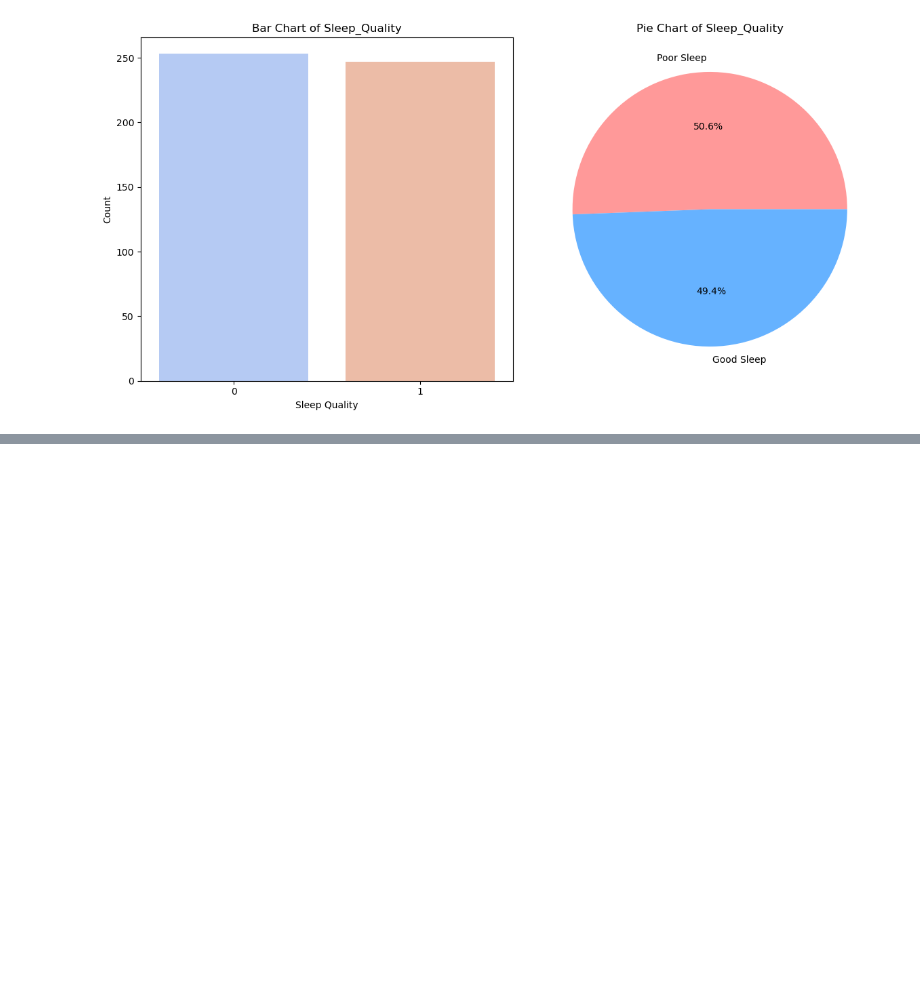
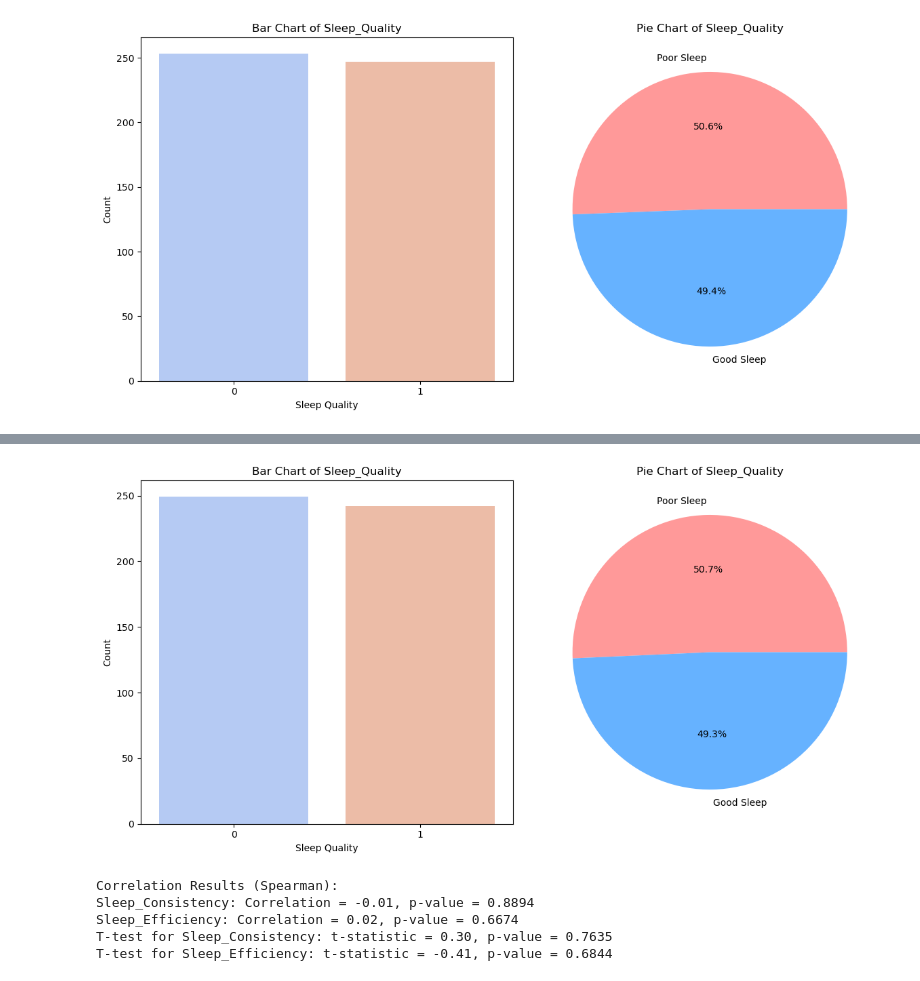
Before and after one commit to ShemaiahYaba/ML-classification-project, a Jupyter notebook: SLEEP QUALITY CLASSIFICATION.ipynb, the cells around one changed output, grey strips where cells are left out. Cells and saved outputs as stored; diff of their text form; code cells hidden in the pictures; blank space fills up the shorter version.

```diff
--- a/SLEEP QUALITY CLASSIFICATION.ipynb
+++ b/SLEEP QUALITY CLASSIFICATION.ipynb
@@ -362,0 +479,43 @@ plt.show()
+# %%
+# Assess the balance of Sleep_Quality categories
+fig, ax = plt.subplots(1, 2, figsize=(12, 6))
+
+# Bar chart
+sns.countplot(x='Sleep_Quality', data=df, ax=ax[0], palette="coolwarm")
+ax[0].set_title("Bar Chart of Sleep_Quality")
+ax[0].set_xlabel("Sleep Quality")
+ax[0].set_ylabel("Count")
+
+# Pie chart
+df['Sleep_Quality'].value_counts().plot.pie(autopct="%1.1f%%", ax=ax[1], colors=["#FF9999", "#66B2FF"], labels=["Poor Sleep", "Good Sleep"])
+ax[1].set_title("Pie Chart of Sleep_Quality")
+ax[1].set_ylabel("")
+
+plt.tight_layout()
+plt.show()
+# %% [output]
+[figure, added]
+# %%
+# Hypothesis Testing
+# 1. Correlation significance between new features
+correlation_results = {}
+for column in X.columns:
+    corr, p_value = spearmanr(df[column], df['Sleep_Quality'])
+    correlation_results[column] = (corr, p_value)
+
+print("Correlation Results (Spearman):")
+for feature, (corr, p) in correlation_results.items():
+    print(f"{feature}: Correlation = {corr:.2f}, p-value = {p:.4f}")
+
+# 2. Differences in sleep quality across groups
+for column in X.columns:
+    group1 = df[df['Sleep_Quality'] == 0][column]
+    group2 = df[df['Sleep_Quality'] == 1][column]
+    t_stat, p_value = ttest_ind(group1, group2)
+    print(f"T-test for {column}: t-statistic = {t_stat:.2f}, p-value = {p_value:.4f}")
+# %% [output]
+Correlation Results (Spearman):
+Sleep_Consistency: Correlation = -0.01, p-value = 0.8894
+Sleep_Efficiency: Correlation = 0.02, p-value = 0.6674
+T-test for Sleep_Consistency: t-statistic = 0.30, p-value = 0.7635
+T-test for Sleep_Efficiency: t-statistic = -0.41, p-value = 0.6844
```
Also changed, not shown: parts of 7 cells of this notebook.
